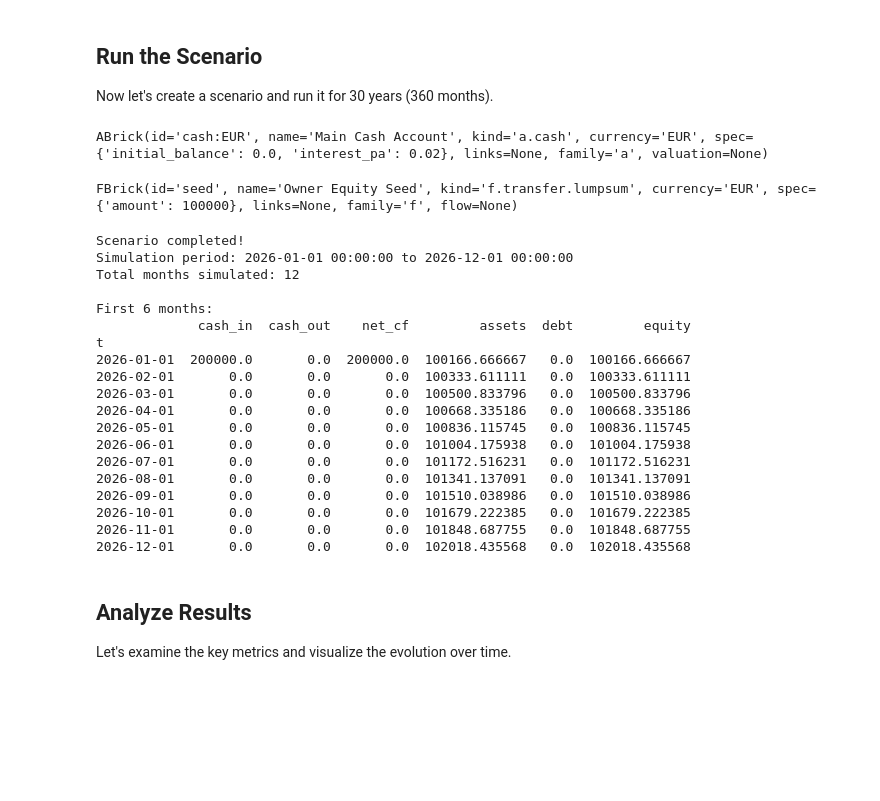
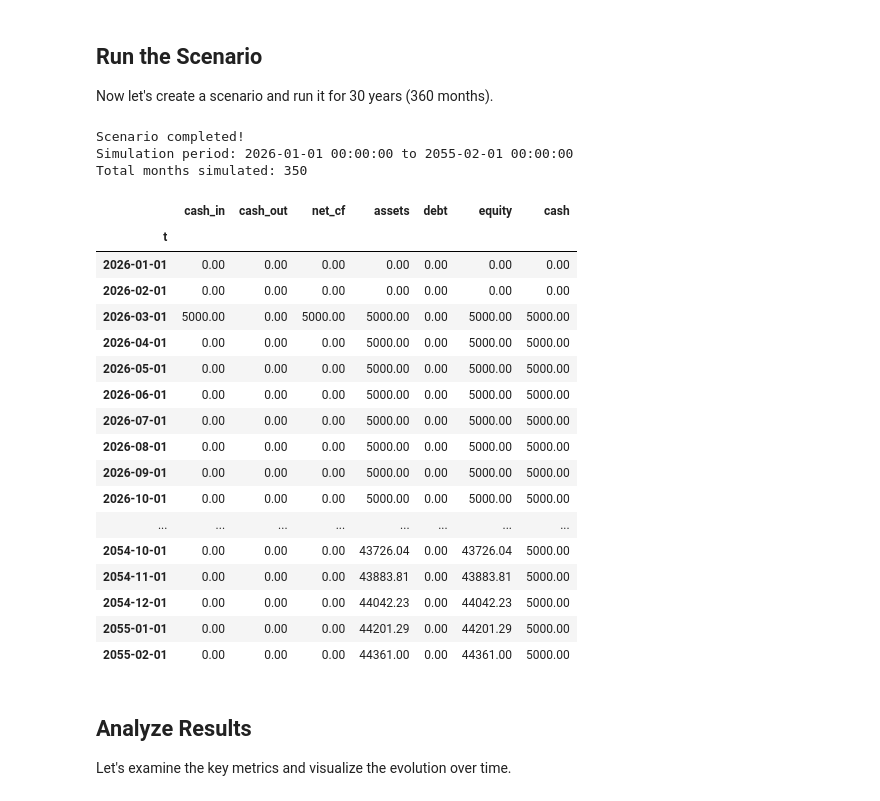
Before and after one commit to didac-crst/proto-finbrick-lab, a Jupyter notebook: finscenlab-poc/notebooks/01_quickstart.ipynb, the cells around one changed output. Saved outputs shown, nothing was run; the diff lists cells and outputs as text; code cells hidden in the pictures; blank space fills up the shorter version.

```diff
--- a/finscenlab-poc/notebooks/01_quickstart.ipynb
+++ b/finscenlab-poc/notebooks/01_quickstart.ipynb
@@ -111,53 +136,49 @@ seed = FBrick(
 ## Run the Scenario
 
 Now let's create a scenario and run it for 30 years (360 months).
-# %%
-cash
-# %% [output]
-ABrick(id='cash:EUR', name='Main Cash Account', kind='a.cash', currency='EUR', spec={'initial_balance': 0.0, 'interest_pa': 0.02}, links=None, family='a', valuation=None)
-# %%
-seed
-# %% [output]
-FBrick(id='seed', name='Owner Equity Seed', kind='f.transfer.lumpsum', currency='EUR', spec={'amount': 100000}, links=None, family='f', flow=None)
 # %%
+pd.set_option('display.max_rows', 500)
+pd.options.display.float_format = '{:.2f}'.format
+
 # Create the scenario with all our bricks
 scenario = Scenario(
     id="scenA",
-    name="Buy House with 50k Down Payment",
-    # bricks=[cash, seed, house, mortgage, salary, living]
-    bricks=[cash, seed]
+    name="Test",
+    # bricks=[cash, house, mortgage, salary, living, etf]
+    bricks=[cash, seed, etf]
 )
 
 # Run the simulation for 30 years starting January 2026
-results = scenario.run(start=date(2026, 1, 1), months=12)
+results = scenario.run(start=date(2026, 1, 1), months=350)
 
 print("Scenario completed!")
 print(f"Simulation period: {results['totals'].index[0]} to {results['totals'].index[-1]}")
 print(f"Total months simulated: {len(results['totals'])}")
 
 # Show first few months
-print("\nFirst 6 months:")
-print(results["totals"])
+results["totals"]
 # %% [output]
 Scenario completed!
-Simulation period: 2026-01-01 00:00:00 to 2026-12-01 00:00:00
-Total months simulated: 12
-
-First 6 months:
-             cash_in  cash_out    net_cf         assets  debt         equity
-t
-2026-01-01  200000.0       0.0  200000.0  100166.666667   0.0  100166.666667
-2026-02-01       0.0       0.0       0.0  100333.611111   0.0  100333.611111
-2026-03-01       0.0       0.0       0.0  100500.833796   0.0  100500.833796
-2026-04-01       0.0       0.0       0.0  100668.335186   0.0  100668.335186
-2026-05-01       0.0       0.0       0.0  100836.115745   0.0  100836.115745
-2026-06-01       0.0       0.0       0.0  101004.175938   0.0  101004.175938
-2026-07-01       0.0       0.0       0.0  101172.516231   0.0  101172.516231
-2026-08-01       0.0       0.0       0.0  101341.137091   0.0  101341.137091
-2026-09-01       0.0       0.0       0.0  101510.038986   0.0  101510.038986
-2026-10-01       0.0       0.0       0.0  101679.222385   0.0  101679.222385
-2026-11-01       0.0       0.0       0.0  101848.687755   0.0  101848.687755
-2026-12-01       0.0       0.0       0.0  102018.435568   0.0  102018.435568
+Simulation period: 2026-01-01 00:00:00 to 2055-02-01 00:00:00
+Total months simulated: 350
+|  | cash_in | cash_out | net_cf | assets | debt | equity | cash |
+| t |  |  |  |  |  |  |  |
+| 2026-01-01 | 0.00 | 0.00 | 0.00 | 0.00 | 0.00 | 0.00 | 0.00 |
+| 2026-02-01 | 0.00 | 0.00 | 0.00 | 0.00 | 0.00 | 0.00 | 0.00 |
+| 2026-03-01 | 5000.00 | 0.00 | 5000.00 | 5000.00 | 0.00 | 5000.00 | 5000.00 |
+| 2026-04-01 | 0.00 | 0.00 | 0.00 | 5000.00 | 0.00 | 5000.00 | 5000.00 |
+| 2026-05-01 | 0.00 | 0.00 | 0.00 | 5000.00 | 0.00 | 5000.00 | 5000.00 |
+| 2026-06-01 | 0.00 | 0.00 | 0.00 | 5000.00 | 0.00 | 5000.00 | 5000.00 |
+| 2026-07-01 | 0.00 | 0.00 | 0.00 | 5000.00 | 0.00 | 5000.00 | 5000.00 |
+| 2026-08-01 | 0.00 | 0.00 | 0.00 | 5000.00 | 0.00 | 5000.00 | 5000.00 |
+| 2026-09-01 | 0.00 | 0.00 | 0.00 | 5000.00 | 0.00 | 5000.00 | 5000.00 |
+| 2026-10-01 | 0.00 | 0.00 | 0.00 | 5000.00 | 0.00 | 5000.00 | 5000.00 |
+| ... | ... | ... | ... | ... | ... | ... | ... |
+| 2054-10-01 | 0.00 | 0.00 | 0.00 | 43726.04 | 0.00 | 43726.04 | 5000.00 |
+| 2054-11-01 | 0.00 | 0.00 | 0.00 | 43883.81 | 0.00 | 43883.81 | 5000.00 |
+| 2054-12-01 | 0.00 | 0.00 | 0.00 | 44042.23 | 0.00 | 44042.23 | 5000.00 |
+| 2055-01-01 | 0.00 | 0.00 | 0.00 | 44201.29 | 0.00 | 44201.29 | 5000.00 |
+| 2055-02-01 | 0.00 | 0.00 | 0.00 | 44361.00 | 0.00 | 44361.00 | 5000.00 |
 # %% [markdown]
 ## Analyze Results
 
```
Also changed, not shown: parts of 2 cells of this notebook, 9 other files.
